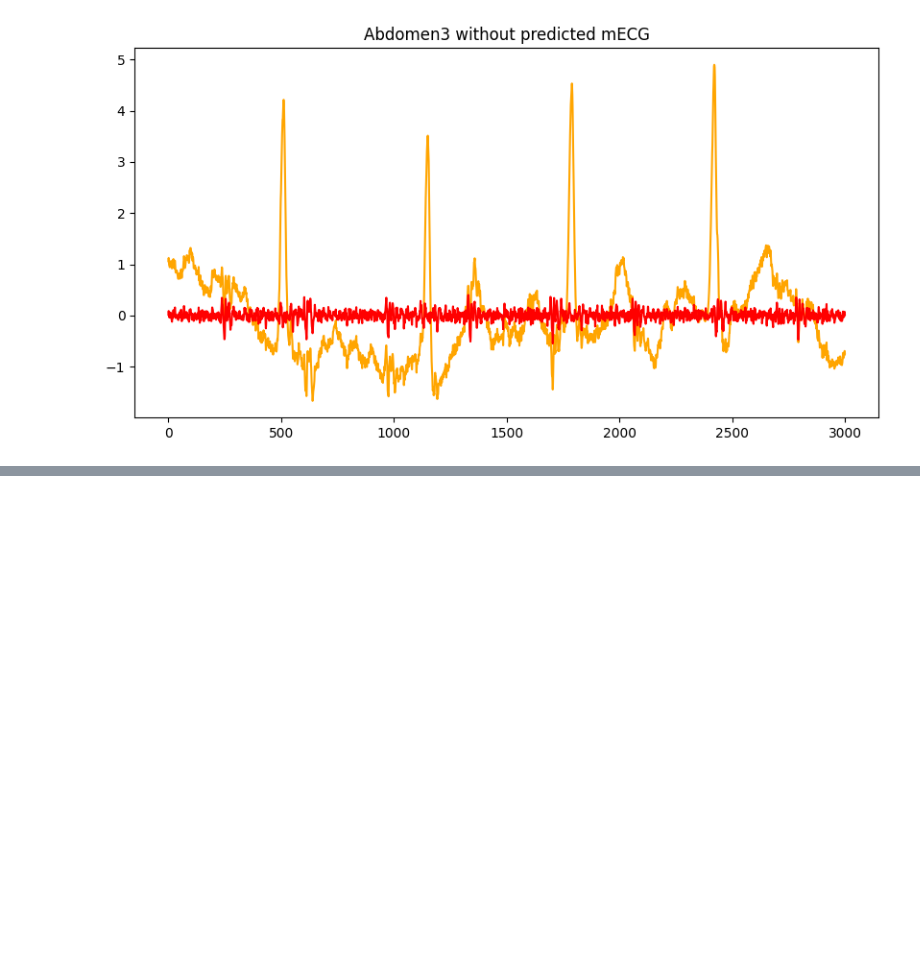
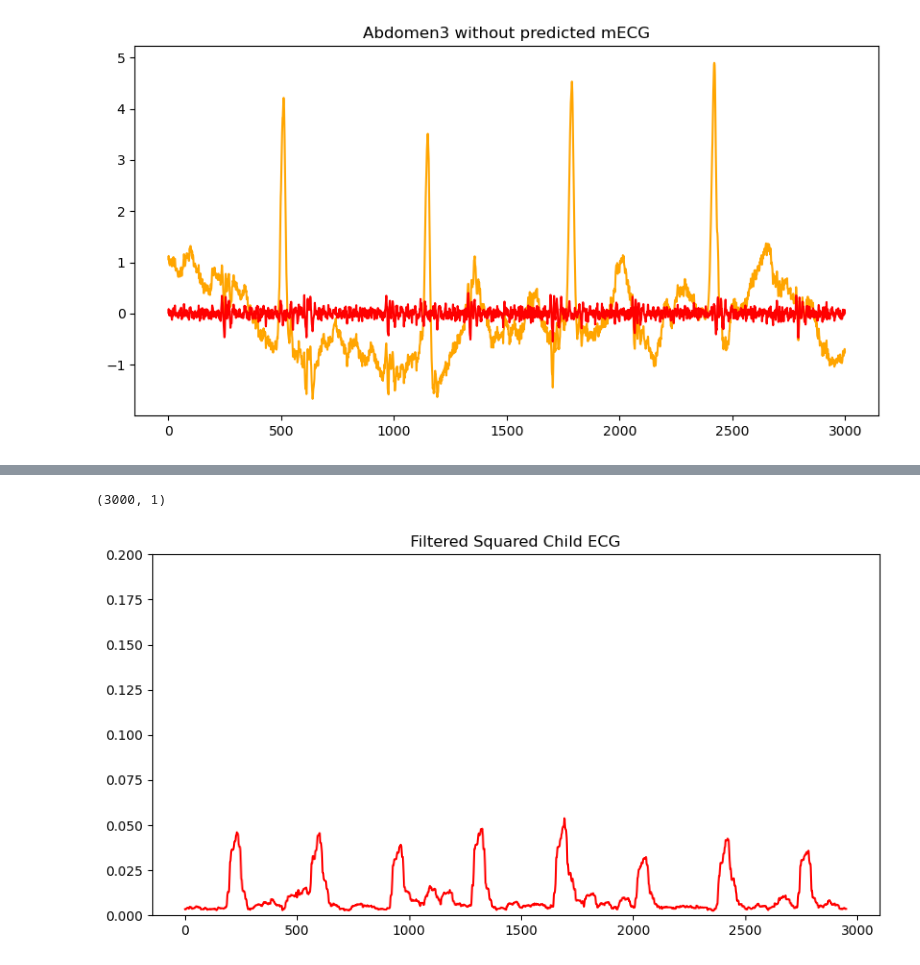
Before and after one commit to arasaniu/aml, a Jupyter notebook: src/main.ipynb, the cells around one changed output, grey strips where cells are left out. Drawn from its saved outputs; the diff is of its cells as text; code cells hidden in the pictures; blank space fills up the shorter version.

```diff
--- a/src/main.ipynb
+++ b/src/main.ipynb
@@ -194,0 +148,14 @@ plt.show()
+# %%
+print(result.shape)
+#Apply moving average filter to the squared result
+result_convolved = np.convolve(result.flatten(), np.ones(50)/50, mode='valid')
+
+#Plot the filtered squared result
+plt.figure(figsize=(10,5))
+plt.plot(result_convolved, label='fECG', color='red')
+plt.ylim(0, 0.2)
+plt.title("Filtered Squared Child ECG")
+plt.show()
+# %% [output]
+(3000, 1)
+[figure, added]
```
Also changed, not shown: parts of 8 cells of this notebook, 1 other file.
